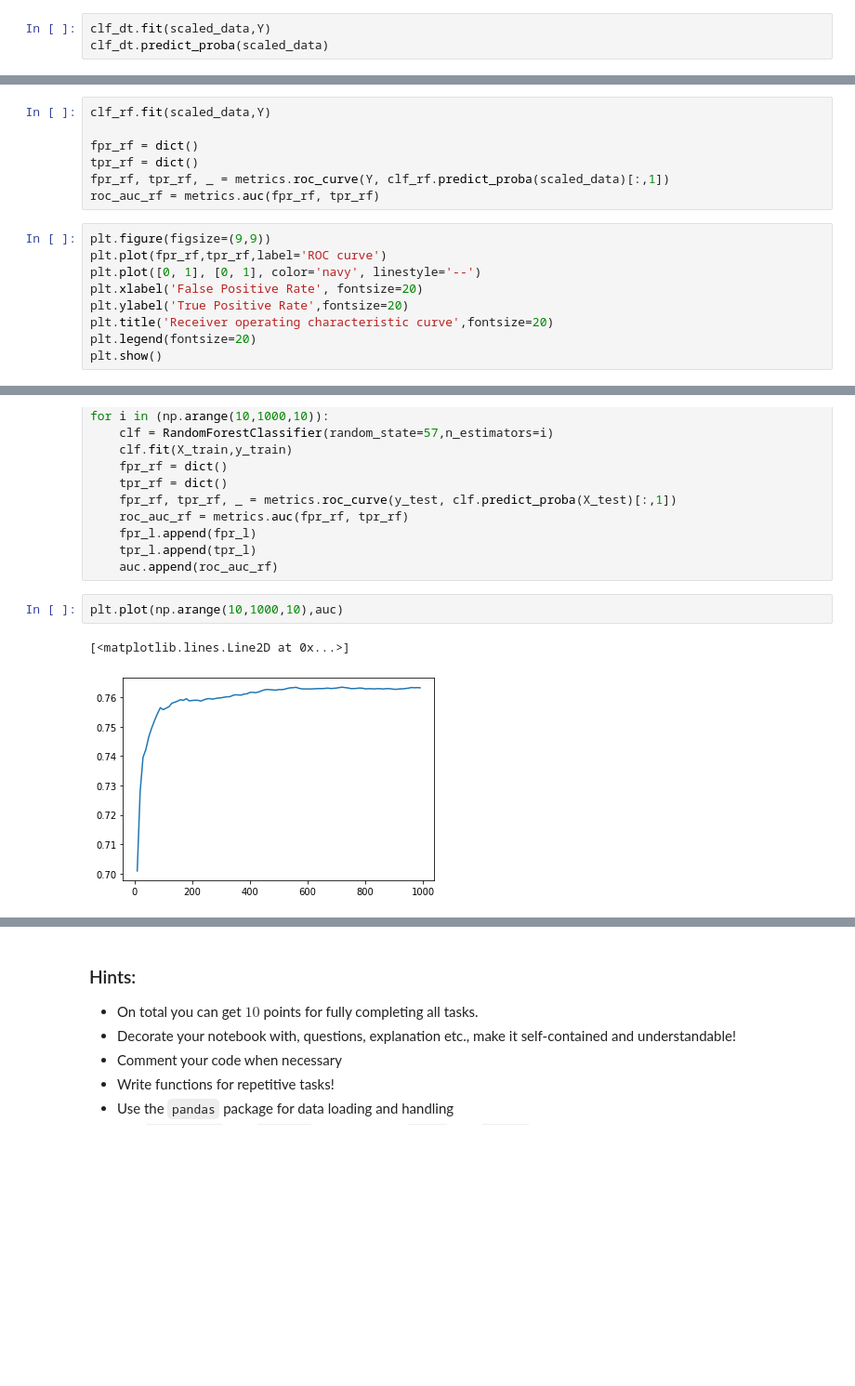
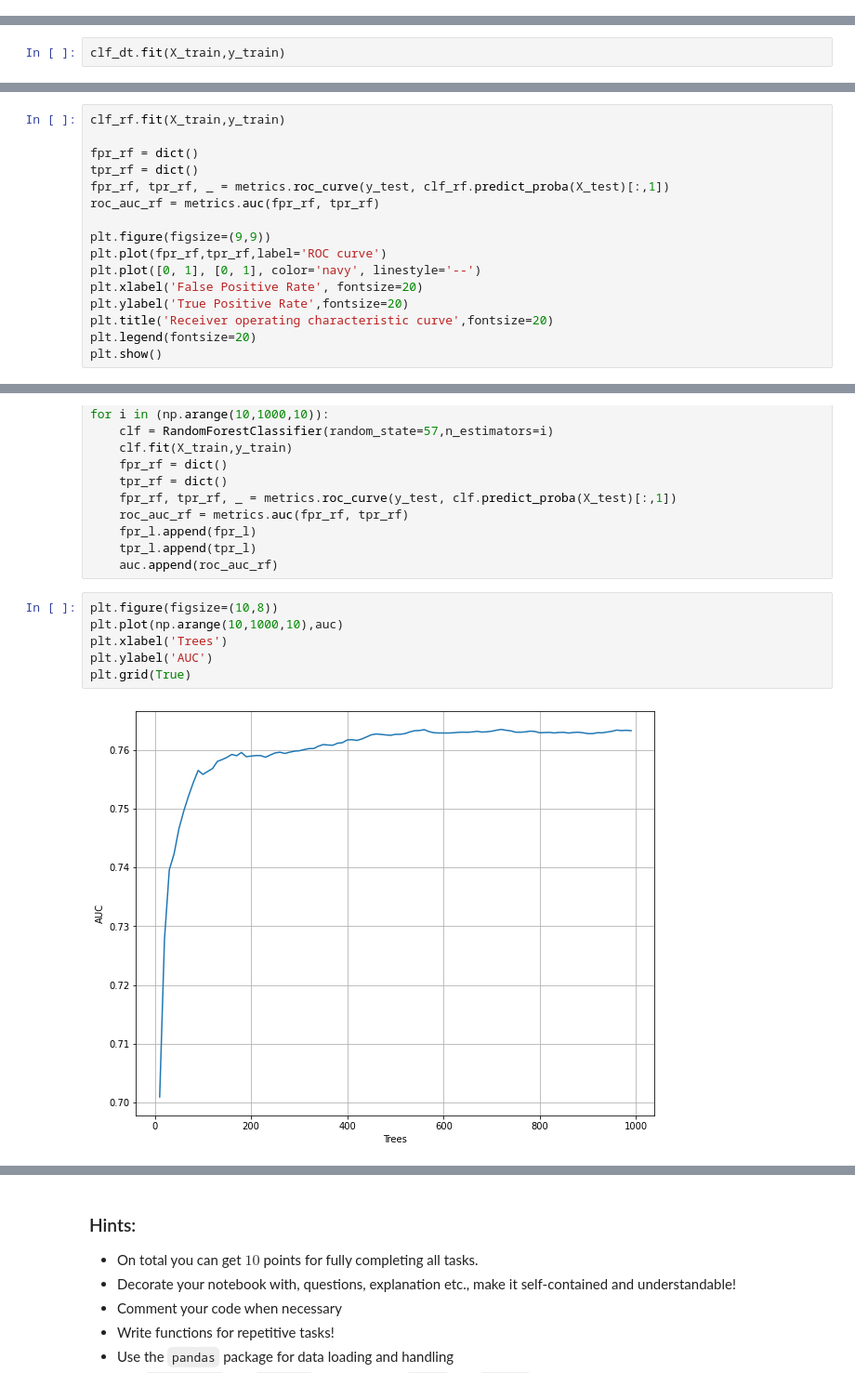
Before and after one commit to barnabasp/ML_Course, a Jupyter notebook: 8/bporfy_lab_08_tree_models.ipynb, the cells around one changed output, grey strips where cells are left out. Shown at 93% size. Saved outputs shown, nothing was run; the diff lists cells and outputs as text; blank space fills up the shorter version.

```diff
--- a/8/bporfy_lab_08_tree_models.ipynb
+++ b/8/bporfy_lab_08_tree_models.ipynb
@@ -380,6 +365,3 @@ array([0.68859284, 0.68276436, 0.65597668, 0.64556435, 0.68638067])
 Score of Random Forest is higher in all cases
 # %% [markdown]
 Create learning and training
-# %%
-clf_dt.fit(scaled_data,Y)
-clf_dt.predict_proba(scaled_data)
@@ -397,0 +368,2 @@ array([0, 1])
+# %%
+clf_dt.fit(X_train,y_train)
@@ -420,13 +394,13 @@ plt.show()
 # %% [markdown]
 by nature, a decision tree will return a decision: one class has the probability of 1, the other classes have probability of 0
-# %%
-clf_rf.fit(scaled_data,Y)
-
-fpr_rf = dict()
-tpr_rf = dict()
-fpr_rf, tpr_rf, _ = metrics.roc_curve(Y, clf_rf.predict_proba(scaled_data)[:,1])
-roc_auc_rf = metrics.auc(fpr_rf, tpr_rf)
 # %%
+clf_rf.fit(X_train,y_train)
+
+fpr_rf = dict()
+tpr_rf = dict()
+fpr_rf, tpr_rf, _ = metrics.roc_curve(y_test, clf_rf.predict_proba(X_test)[:,1])
+roc_auc_rf = metrics.auc(fpr_rf, tpr_rf)
+
 plt.figure(figsize=(9,9))
 plt.plot(fpr_rf,tpr_rf,label='ROC curve')
 plt.plot([0, 1], [0, 1], color='navy', linestyle='--')
@@ -463,7 +439,10 @@ for i in (np.arange(10,1000,10)):
     tpr_l.append(tpr_l)
     auc.append(roc_auc_rf)
 # %%
+plt.figure(figsize=(10,8))
 plt.plot(np.arange(10,1000,10),auc)
+plt.xlabel('Trees')
+plt.ylabel('AUC')
+plt.grid(True)
 # %% [output]
-[<matplotlib.lines.Line2D at 0x...>]
-[figure, old version]
+[figure, new version]
```
Also changed, not shown: parts of 19 cells of this notebook.
